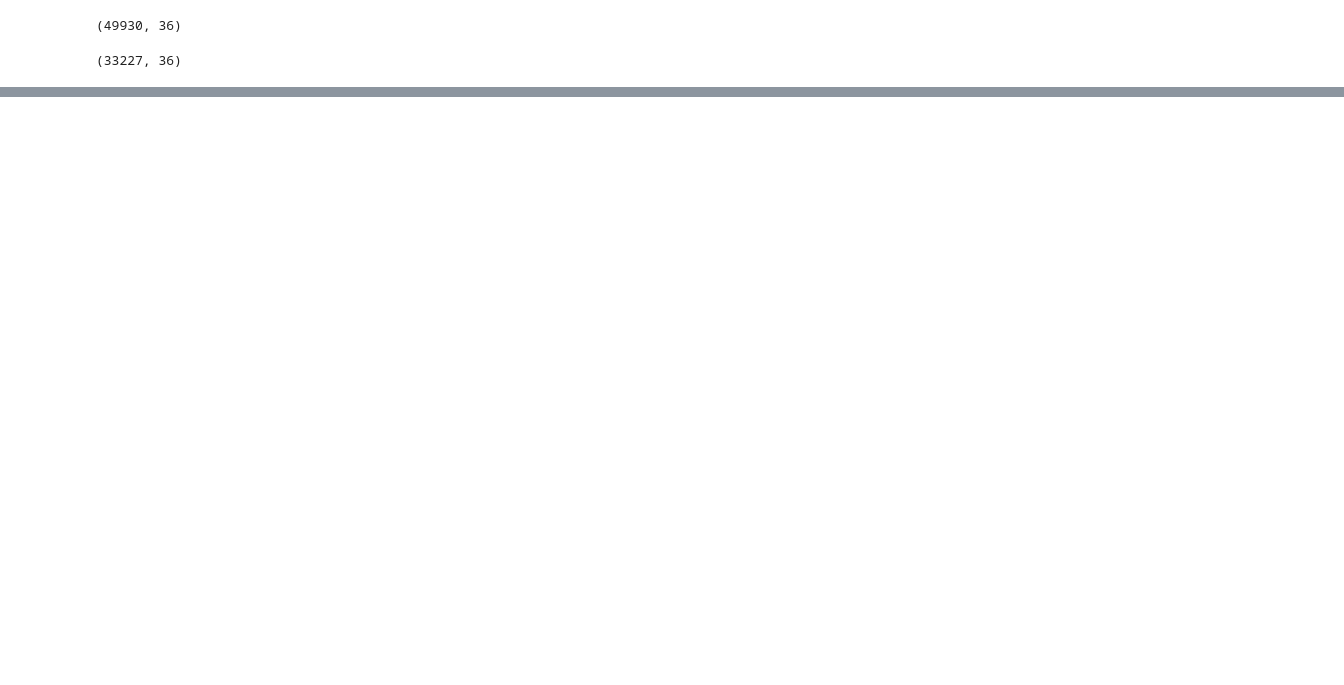
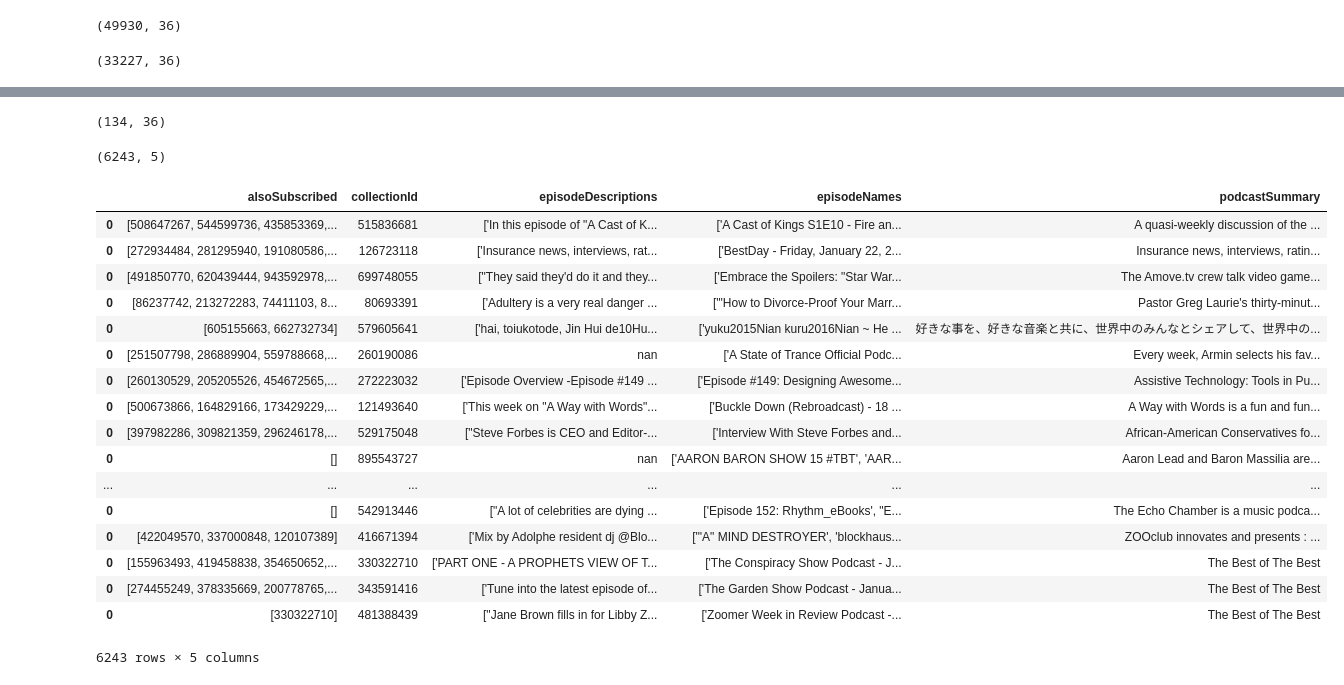
Before and after one commit to LindsayVass/Insight_Podcast_Project, a Jupyter notebook: 03_iTunes_Scrape.ipynb, the cells around one changed output, grey strips where cells are left out. Saved outputs shown, nothing was run; the diff lists cells and outputs as text; code cells hidden in the pictures; blank space fills up the shorter version.

Commit message:
finish scrape

```diff
--- a/03_iTunes_Scrape.ipynb
+++ b/03_iTunes_Scrape.ipynb
@@ -146,0 +514,7 @@ for ind, row in tqdm.tqdm(podcastDf.iterrows(), total=podcastDf.shape[0]):
+# %%
+scrapeResults = pd.read_pickle('pkl/scraped_podcasts_pt3.pkl')
+# %%
+# remove already-retrieved values from podcastDf
+doneIds = scrapeResults['collectionId']
+
+subDf = podcastDf[~podcastDf.collectionId.isin(doneIds)]
@@ -146,0 +609,11 @@ for ind, row in tqdm.tqdm(podcastDf.iterrows(), total=podcastDf.shape[0]):
+# %%
+scrapeResults = pd.read_pickle('pkl/scraped_podcasts_pt4.pkl')
+
+# remove already-retrieved values from podcastDf
+doneIds = scrapeResults['collectionId']
+
+subDf = podcastDf[~podcastDf.collectionId.isin(doneIds)]
+# %%
+subDf.shape
+# %% [output]
+(134, 36)
@@ -146,0 +694,31 @@ for ind, row in tqdm.tqdm(podcastDf.iterrows(), total=podcastDf.shape[0]):
+# %%
+# pickle the current results
+scrapeResults['episodeDescriptions'] = [unicode(x) for x in scrapeResults['episodeDescriptions']]
+scrapeResults['episodeNames'] = [unicode(x) for x in scrapeResults['episodeNames']]
+scrapeResults['podcastSummary'] = [unicode(x) for x in scrapeResults['podcastSummary']]
+scrapeResults.to_pickle('pkl/scraped_podcasts_COMPLETE.pkl')
+# %%
+scrapeResults.shape
+# %% [output]
+(6243, 5)
+# %%
+scrapeResults
+# %% [output]
+|  | alsoSubscribed | collectionId | episodeDescriptions | episodeNames | podcastSummary |
+| 0 | [508647267, 544599736, 435853369,... | 515836681 | ['In this episode of "A Cast of K... | ['A Cast of Kings S1E10 - Fire an... | A quasi-weekly discussion of the ... |
+| 0 | [272934484, 281295940, 191080586,... | 126723118 | ['Insurance news, interviews, rat... | ['BestDay - Friday, January 22, 2... | Insurance news, interviews, ratin... |
+| 0 | [491850770, 620439444, 943592978,... | 699748055 | ["They said they'd do it and they... | ['Embrace the Spoilers: "Star War... | The Amove.tv crew talk video game... |
+| 0 | [86237742, 213272283, 74411103, 8... | 80693391 | ['Adultery is a very real danger ... | ['"How to Divorce-Proof Your Marr... | Pastor Greg Laurie's thirty-minut... |
+| 0 | [605155663, 662732734] | 579605641 | ['hai, toiukotode, Jin Hui de10Hu... | ['yuku2015Nian kuru2016Nian ~ He ... | 好きな事を、好きな音楽と共に、世界中のみんなとシェアして、世界中の... |
+| 0 | [251507798, 286889904, 559788668,... | 260190086 | nan | ['A State of Trance Official Podc... | Every week, Armin selects his fav... |
+| 0 | [260130529, 205205526, 454672565,... | 272223032 | ['Episode Overview -Episode #149 ... | ['Episode #149: Designing Awesome... | Assistive Technology: Tools in Pu... |
+| 0 | [500673866, 164829166, 173429229,... | 121493640 | ['This week on "A Way with Words"... | ['Buckle Down (Rebroadcast) - 18 ... | A Way with Words is a fun and fun... |
+| 0 | [397982286, 309821359, 296246178,... | 529175048 | ["Steve Forbes is CEO and Editor-... | ['Interview With Steve Forbes and... | African-American Conservatives fo... |
+| 0 | [] | 895543727 | nan | ['AARON BARON SHOW 15 #TBT', 'AAR... | Aaron Lead and Baron Massilia are... |
+| ... | ... | ... | ... | ... | ... |
+| 0 | [] | 542913446 | ["A lot of celebrities are dying ... | ['Episode 152: Rhythm_eBooks', "E... | The Echo Chamber is a music podca... |
+| 0 | [422049570, 337000848, 120107389] | 416671394 | ['Mix by Adolphe resident dj @Blo... | ['"A" MIND DESTROYER', 'blockhaus... | ZOOclub innovates and presents : ... |
+| 0 | [155963493, 419458838, 354650652,... | 330322710 | ['PART ONE - A PROPHETS VIEW OF T... | ['The Conspiracy Show Podcast - J... | The Best of The Best |
+| 0 | [274455249, 378335669, 200778765,... | 343591416 | ['Tune into the latest episode of... | ['The Garden Show Podcast - Janua... | The Best of The Best |
+| 0 | [330322710] | 481388439 | ["Jane Brown fills in for Libby Z... | ['Zoomer Week in Review Podcast -... | The Best of The Best |
+6243 rows × 5 columns
```
Also changed, not shown: parts of 23 cells of this notebook.
